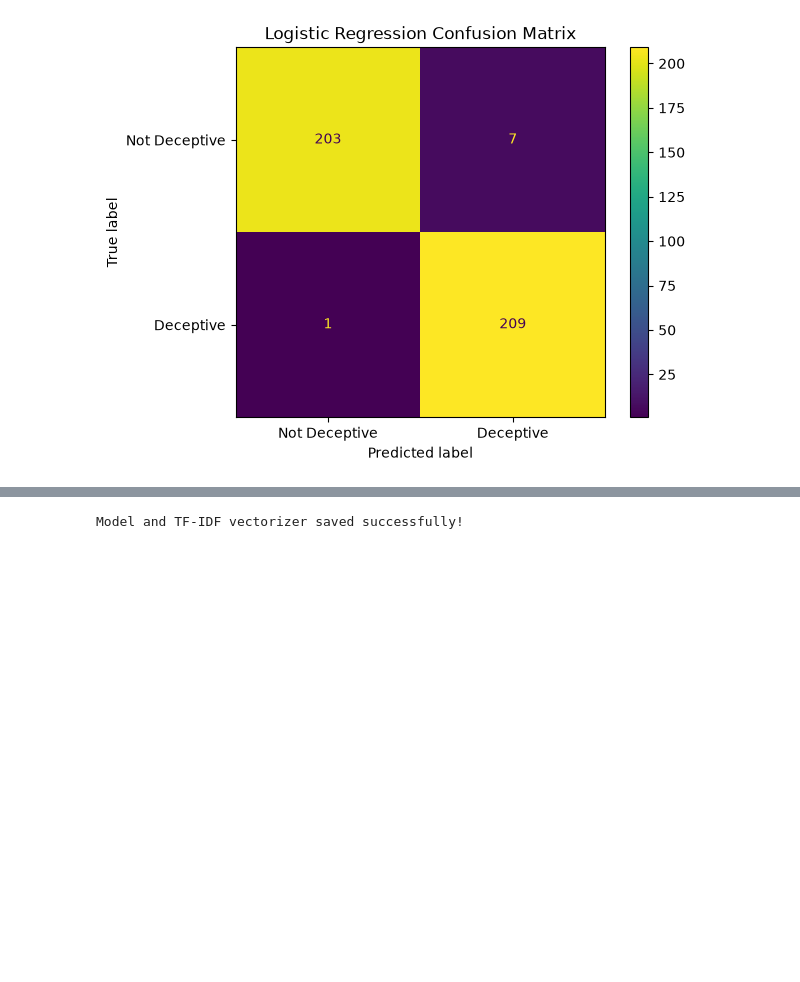
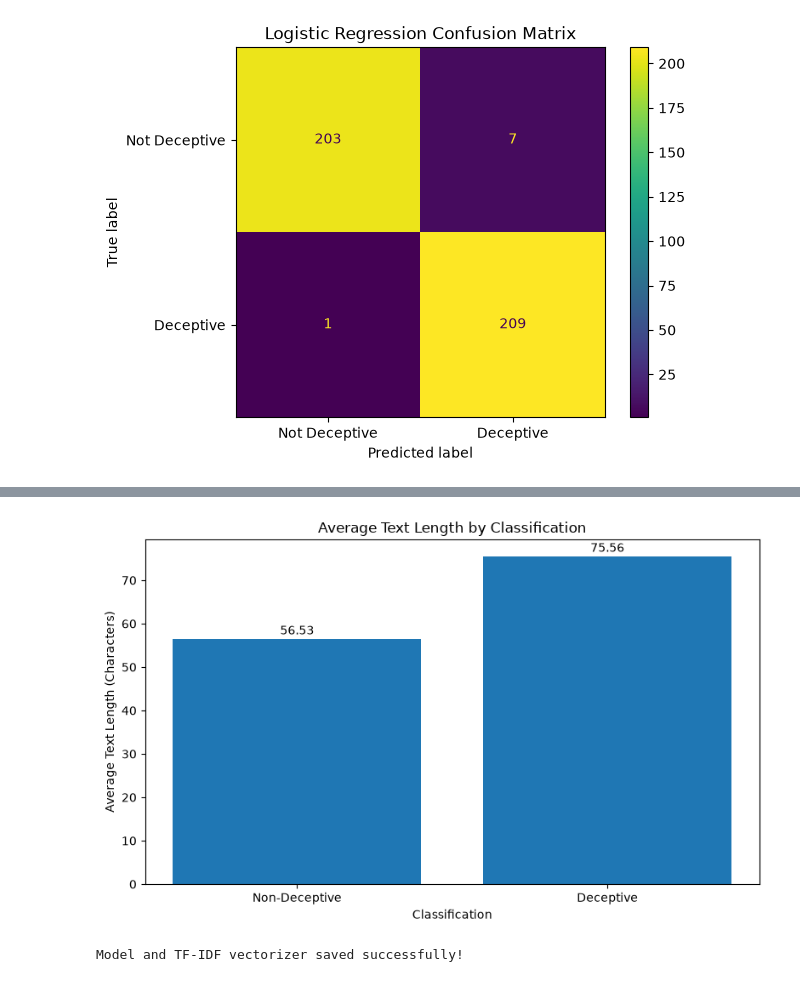
Before and after one commit to Sumanth-poojaryNitte/dark-pattern-classifier, a Jupyter notebook: AI-Powered _Dark Pattern_ Text Classifier.ipynb, the cells around one changed output, grey strips where cells are left out. Drawn from its saved outputs; the diff is of its cells as text; code cells hidden in the pictures; blank space fills up the shorter version.

```diff
--- a/AI-Powered _Dark Pattern_ Text Classifier.ipynb
+++ b/AI-Powered _Dark Pattern_ Text Classifier.ipynb
@@ -2305,3 +2352,44 @@ plt.show()
+# %%
+# GRAPH 3: Average Text Length by Classification
+
+import matplotlib.pyplot as plt
+
+# Calculate average text length
+non_deceptive_avg = clean_check[
+    clean_check["classification"] == 0
+]["text_length"].mean()
+
+deceptive_avg = clean_check[
+    clean_check["classification"] == 1
+]["text_length"].mean()
+
+classes = ["Non-Deceptive", "Deceptive"]
+average_lengths = [
+    non_deceptive_avg,
+    deceptive_avg
+]
+
+plt.figure(figsize=(8, 5))
+
+bars = plt.bar(classes, average_lengths)
+
+plt.title("Average Text Length by Classification")
+plt.xlabel("Classification")
+plt.ylabel("Average Text Length (Characters)")
+
+# Display values
+for bar, value in zip(bars, average_lengths):
+    plt.text(
+        bar.get_x() + bar.get_width() / 2,
+        value + 1,
+        f"{value:.2f}",
+        ha="center"
+    )
+
+plt.tight_layout()
+plt.show()
+# %% [output]
+[figure, added]
 # %%
 import joblib
 
```
Also changed, not shown: parts of 4 cells of this notebook.
